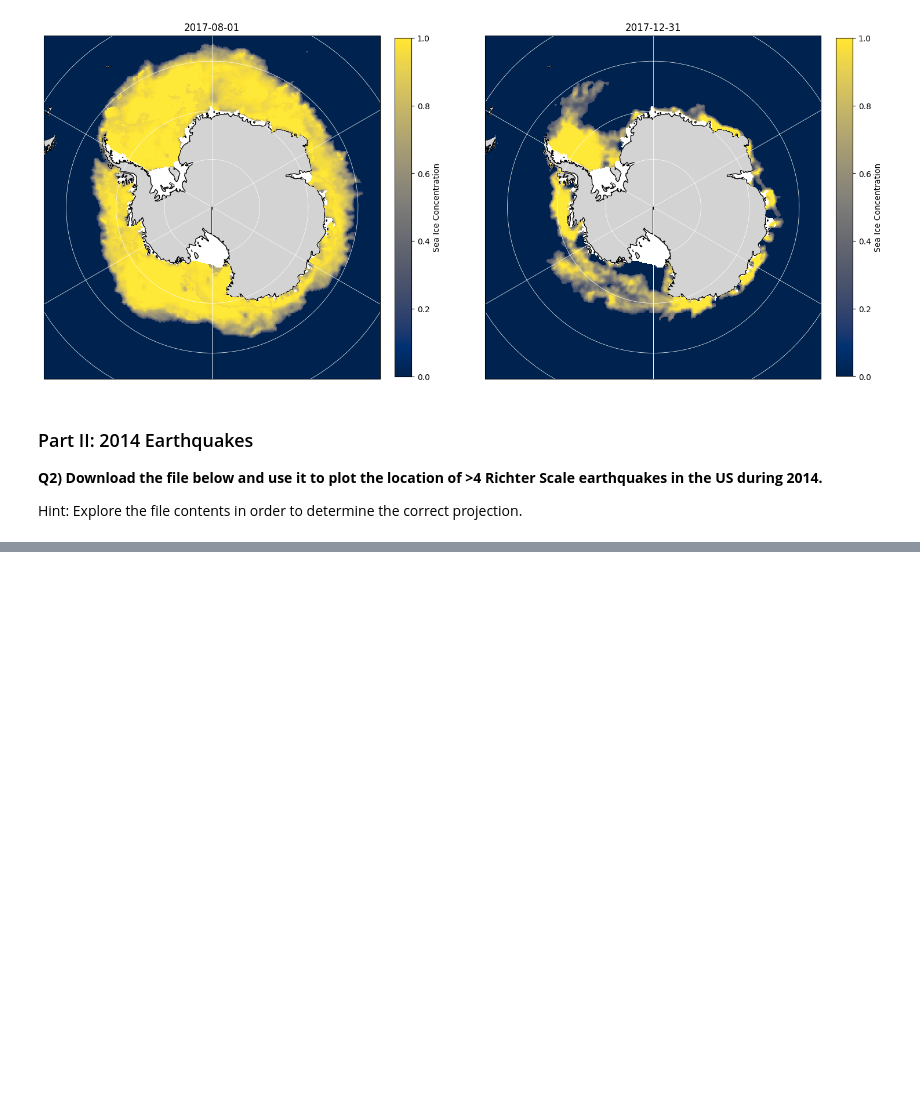
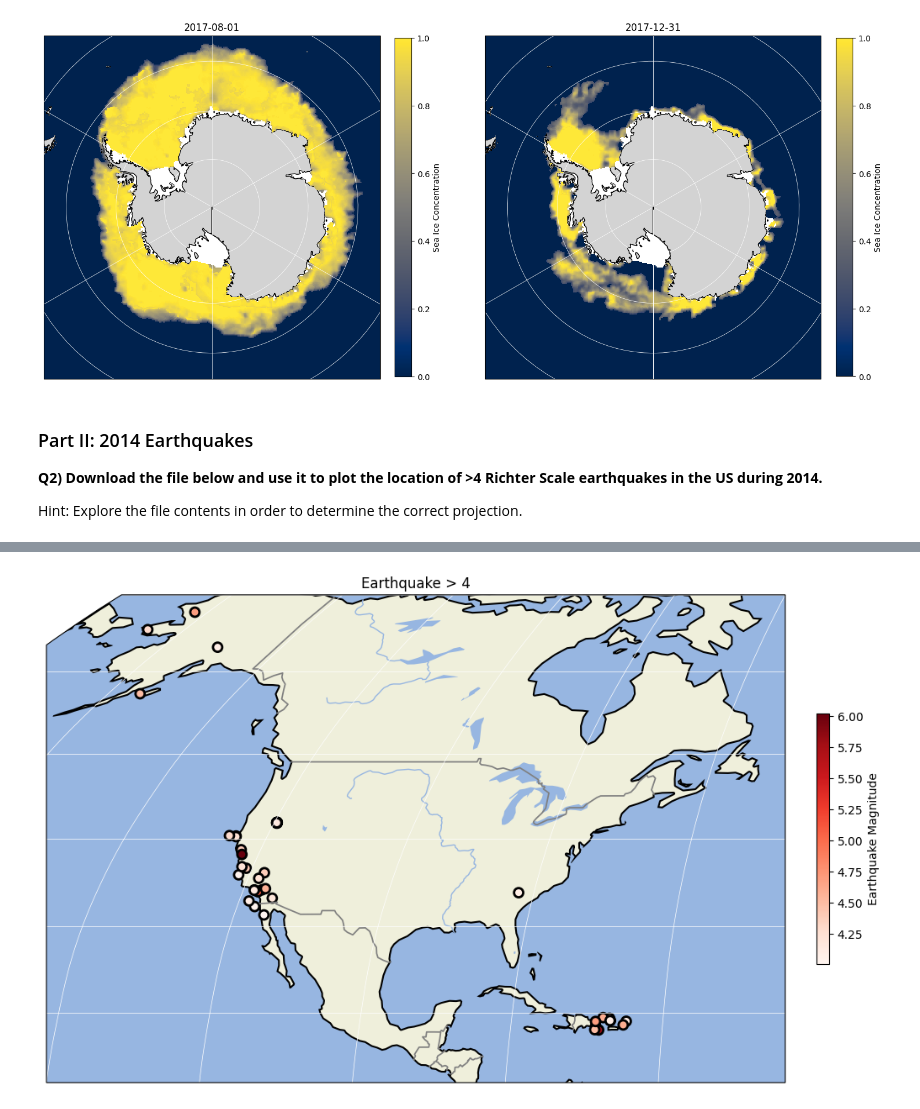
Before and after one commit to svoll1105/2025_Intro_Python, a Jupyter notebook: notebook/W2_S2.ipynb, the cells around one changed output, grey strips where cells are left out. Saved outputs shown, nothing was run; the diff lists cells and outputs as text; code cells hidden in the pictures; blank space fills up the shorter version.

```diff
--- a/notebook/W2_S2.ipynb
+++ b/notebook/W2_S2.ipynb
@@ -418,0 +424,27 @@ plt.show()
+# %%
+fig,ax = plt.subplots(1,1,figsize=(12, 12),subplot_kw={'projection': ccrs.Robinson()})
+# The rest doesn't change:
+ax.set_extent([-140, -60, 12,70], ccrs.PlateCarree())
+
+# Add Land, Ocean, Rivers, and State Lines
+# Hint: Land linewidth = 3; States: edgecolor='gray',linewidth=1.25; lakes/ocean/rivers: no change
+# Hint: https://matplotlib.org/stable/gallery/color/named_colors.html for the names of the colors available
+######################################################################################################################################################
+ax.add_feature(cartopy.feature.LAND, edgecolor='k',linewidth=3)
+ax.add_feature(cartopy.feature.OCEAN)
+ax.add_feature(cartopy.feature.RIVERS)
+ax.add_feature(cartopy.feature.LAKES)
+ax.add_feature(cartopy.feature.BORDERS,edgecolor='gray',linewidth=1.25)
+ax.gridlines(lw=0.5,color='w')
+
+######################################################################################################################################################
+# Add Scatter points for earthquake data
+# Hint: usgs_2014_large['longitude'] to access logitude data, usgs_2014_large['latitude'] to access latitude data, usgs_2014_large['mag'] to access Earthquake magnitudes
+# Hint: https://matplotlib.org/stable/gallery/color/named_colors.html for the names of the colors available
+######################################################################################################################################################
+USE = ax.scatter(usgs_2014_large['longitude'],usgs_2014_large['latitude'],s=62,c=usgs_2014_large['mag'],marker='o',cmap='Reds',edgecolors='k',linewidths=2, transform=ccrs.PlateCarree())
+plt.colorbar(USE,ax=ax,fraction=0.016, pad=0.04,label='Earthquake Magnitude')
+ax.set_title('Earthquake > 4')
+plt.show()
+# %% [output]
+[figure, added]
```
Also changed, not shown: parts of 2 cells of this notebook.
